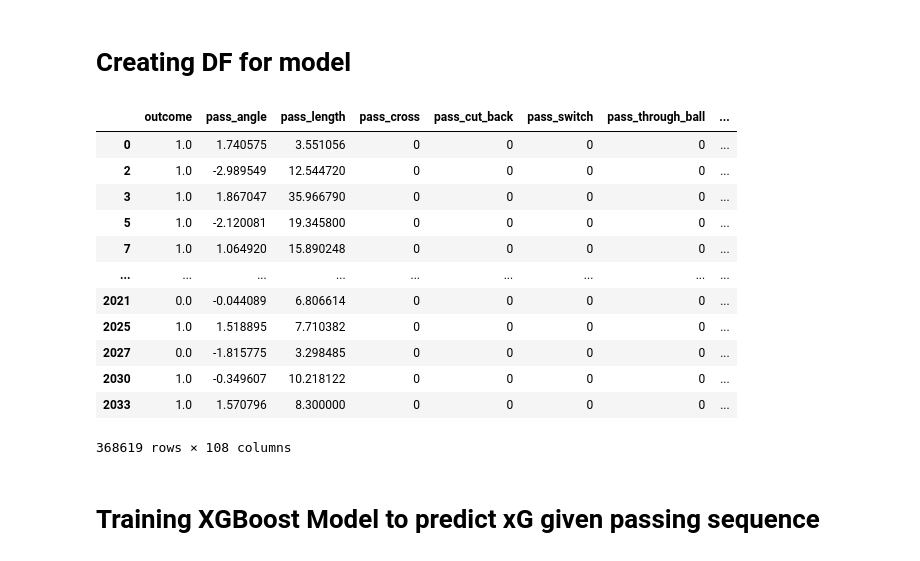
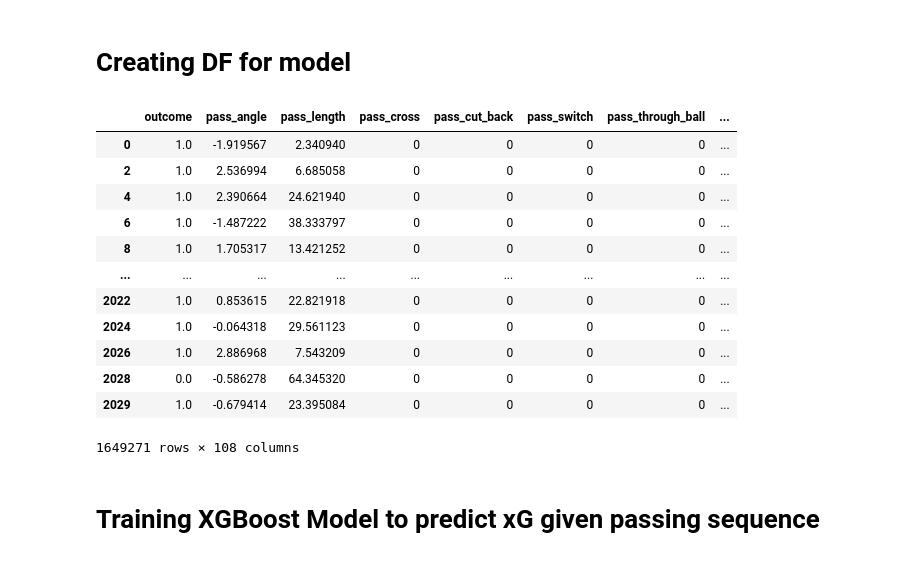
Before and after one commit to zcochran27/Soccer-Events-Analyzed, a Jupyter notebook: explore.ipynb, the cells around one changed output. Cells and saved outputs as stored; diff of their text form; code cells hidden in the pictures.

```diff
--- a/explore.ipynb
+++ b/explore.ipynb
@@ -5,0 +4,12 @@ comps = sb.competitions()
+# %%
+comps = sb.competitions()
+seasons_num_games = pd.Series()
+for idx, row in comps[comps.competition_gender == 'male'][['competition_id','season_id','season_name','competition_name']].iterrows():
+    comp_id = row['competition_id']
+    season_id = row['season_id']
+    season_name = row['season_name']
+    competition_name = row['competition_name']
+    matches = sb.matches(comp_id,season_id)
+    if len(matches) > 300:
+        seasons_num_games[season_name+" "+competition_name] = len(matches)
+        print(comp_id, season_id, season_name, competition_name)
@@ -736,6 +768,7 @@ def preprocessing(events):
     #change type of event for special pass types
     special_pass_types = ['Corner', 'Free Kick', 'Throw-in',"Goal Kick"]
     ordered_events.loc[ordered_events["pass_type"].isin(special_pass_types), "type"] = ordered_events["pass_type"]
+    ordered_events = ordered_events[ordered_events["possession_team"] == ordered_events["team"]]
 
     shots = ordered_events[ordered_events.type == "Shot"]
     posssion_shots = shots['possession'].unique()
@@ -827,45 +860,49 @@ def preprocessing(events):
             )
         )
     )
     last_pass_y2 = df['prev_pass4_y2'].fillna(
         df['prev_pass3_y2'].fillna(
             df['prev_pass2_y2'].fillna(
                 df['prev_pass1_y2'].fillna(
                     df['y2']
                 )
             )
         )
     )
 
     # Calculate direct length from current pass start to last pass end
     df['num_passes'] = 1+df['prev_pass1_outcome'].notna().astype(int) + df['prev_pass2_outcome'].notna().astype(int) + df['prev_pass3_outcome'].notna().astype(int) + df['prev_pass4_outcome'].notna().astype(int)
     df['direct_length'] = np.sqrt((last_pass_x2-df['x1']).pow(2) + (last_pass_y2-df['y1']).pow(2))
     df['total_length'] = df['pass_length'] + df['prev_pass1_length'].fillna(0) + df['prev_pass2_length'].fillna(0) + df['prev_pass3_length'].fillna(0) + df['prev_pass4_length'].fillna(0)
     df['directness'] = np.where(df['num_passes'] == 1, np.nan, df['direct_length']/df['total_length'])
     df['direct_angle'] = np.where(df['num_passes'] == 1, np.nan, np.arctan2(last_pass_y2 - df['y1'], last_pass_x2 - df['x1']))
     df['all_successful'] = ((df['outcome'] == 1) & (df['prev_pass1_outcome'].fillna(1) == 1) & (df['prev_pass2_outcome'].fillna(1) == 1) & (df['prev_pass3_outcome'].fillna(1) == 1) & (df['prev_pass4_outcome'].fillna(1) == 1)).astype(int)
 
     cols_to_drop = [col for col in df.columns if 'pass_pass' in col] + ['type','possession']
     df = df.drop(cols_to_drop,axis=1)
     return df
 
 dfs = []
-for match_id in matches.match_id:
-    dfs.append(preprocessing(sb.events(match_id=match_id)))
+season_id = 27
+competition_ids = [9,11,7,2,12]
+for competition_id in competition_ids:
+    matches = sb.matches(competition_id,season_id)
+    for match_id in matches.match_id:
+        dfs.append(preprocessing(sb.events(match_id=match_id)))
 model_df = pd.concat(dfs)
 model_df
 # %% [output]
 |  | outcome | pass_angle | pass_length | pass_cross | pass_cut_back | pass_switch | pass_through_ball | ... |
-| 0 | 1.0 | 1.740575 | 3.551056 | 0 | 0 | 0 | 0 | ... |
-| 2 | 1.0 | -2.989549 | 12.544720 | 0 | 0 | 0 | 0 | ... |
-| 3 | 1.0 | 1.867047 | 35.966790 | 0 | 0 | 0 | 0 | ... |
-| 5 | 1.0 | -2.120081 | 19.345800 | 0 | 0 | 0 | 0 | ... |
-| 7 | 1.0 | 1.064920 | 15.890248 | 0 | 0 | 0 | 0 | ... |
+| 0 | 1.0 | -1.919567 | 2.340940 | 0 | 0 | 0 | 0 | ... |
+| 2 | 1.0 | 2.536994 | 6.685058 | 0 | 0 | 0 | 0 | ... |
+| 4 | 1.0 | 2.390664 | 24.621940 | 0 | 0 | 0 | 0 | ... |
+| 6 | 1.0 | -1.487222 | 38.333797 | 0 | 0 | 0 | 0 | ... |
+| 8 | 1.0 | 1.705317 | 13.421252 | 0 | 0 | 0 | 0 | ... |
 | ... | ... | ... | ... | ... | ... | ... | ... | ... |
-| 2021 | 0.0 | -0.044089 | 6.806614 | 0 | 0 | 0 | 0 | ... |
-| 2025 | 1.0 | 1.518895 | 7.710382 | 0 | 0 | 0 | 0 | ... |
-| 2027 | 0.0 | -1.815775 | 3.298485 | 0 | 0 | 0 | 0 | ... |
-| 2030 | 1.0 | -0.349607 | 10.218122 | 0 | 0 | 0 | 0 | ... |
-| 2033 | 1.0 | 1.570796 | 8.300000 | 0 | 0 | 0 | 0 | ... |
+| 2022 | 1.0 | 0.853615 | 22.821918 | 0 | 0 | 0 | 0 | ... |
+| 2024 | 1.0 | -0.064318 | 29.561123 | 0 | 0 | 0 | 0 | ... |
+| 2026 | 1.0 | 2.886968 | 7.543209 | 0 | 0 | 0 | 0 | ... |
+| 2028 | 0.0 | -0.586278 | 64.345320 | 0 | 0 | 0 | 0 | ... |
+| 2029 | 1.0 | -0.679414 | 23.395084 | 0 | 0 | 0 | 0 | ... |
-368619 rows × 108 columns
+1649271 rows × 108 columns
 # %%
```
Also changed, not shown: parts of 25 cells of this notebook, 8 other files.
